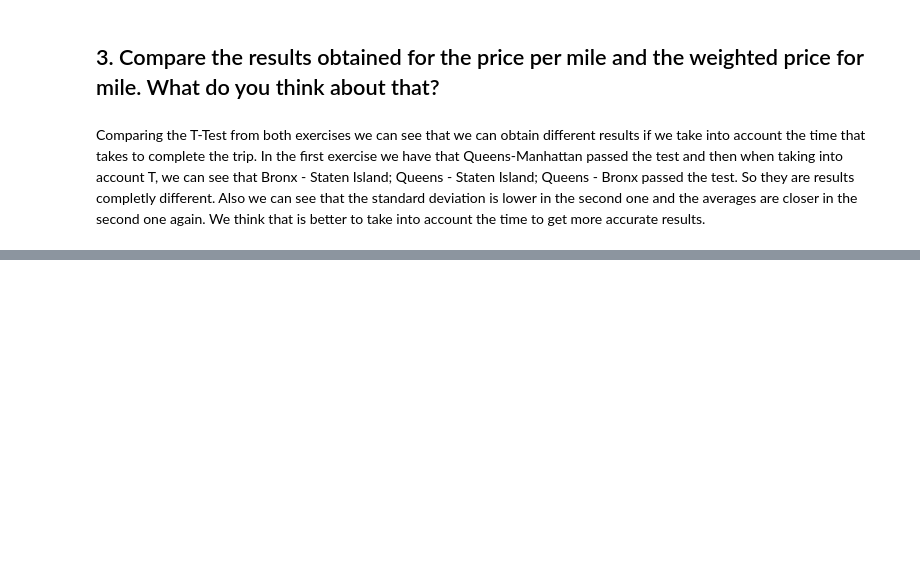
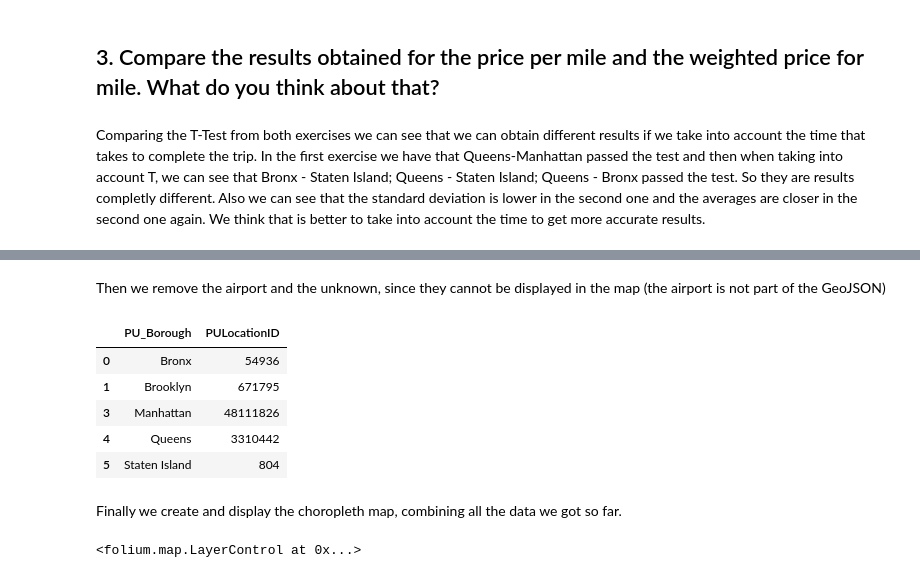
Before and after one commit to sanxlop/ADM-HW2-21, a Jupyter notebook: Homework_2.ipynb, the cells around one changed output, grey strips where cells are left out. Cells and saved outputs as stored; diff of their text form; code cells hidden in the pictures; blank space fills up the shorter version.

```diff
--- a/Homework_2.ipynb
+++ b/Homework_2.ipynb
@@ -1197,0 +1295,33 @@ Queens - Bronx passed the test. So they are results completly different. Also we
+# %%
+PU_Brough = PU_Brough.groupby('PU_Borough').count()
+# %% [markdown]
+Then we remove the airport and the unknown, since they cannot be displayed in the map (the airport is not part of the GeoJSON)
+# %%
+PU_Brough = PU_Brough.reset_index()
+PU_Brough = PU_Brough[(PU_Brough.PU_Borough != 'EWR') & (PU_Brough.PU_Borough != 'Unknown')]
+PU_Brough
+# %% [output]
+|  | PU_Borough | PULocationID |
+| 0 | Bronx | 54936 |
+| 1 | Brooklyn | 671795 |
+| 3 | Manhattan | 48111826 |
+| 4 | Queens | 3310442 |
+| 5 | Staten Island | 804 |
+# %% [markdown]
+Finally we create and display the choropleth map, combining all the data we got so far.
+# %%
+m = folium.Map([40.7, -74], zoom_start=10.4, tiles='cartodbpositron')
+m.choropleth(
+     geo_data=nyc_json,
+     name='choropleth',
+     data=PU_Brough,
+     columns=['PU_Borough', 'PULocationID'],
+     key_on='feature.properties.BoroName',
+     fill_color='Blues',
+     fill_opacity=0.7,
+     line_opacity=1.0,
+     legend_name='Pick up Location'
+)
+folium.LayerControl().add_to(m)
+# %% [output]
+<folium.map.LayerControl at 0x...>
```
Also changed, not shown: parts of 60 cells of this notebook, 1 other file.
